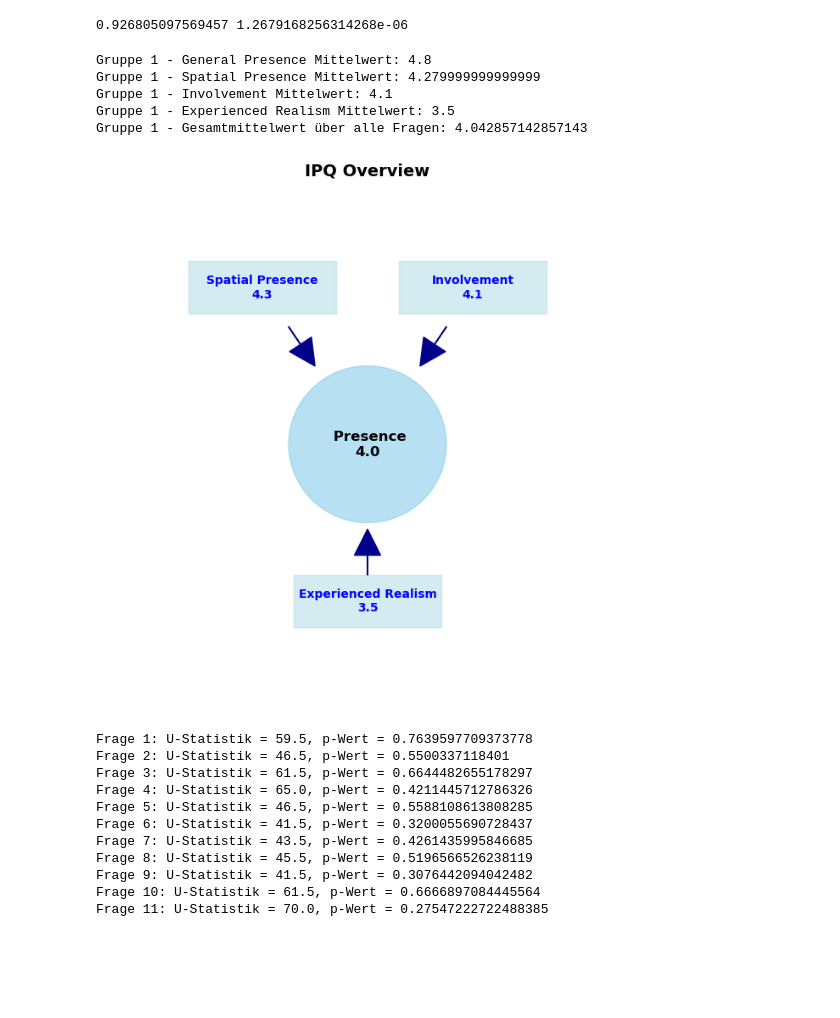
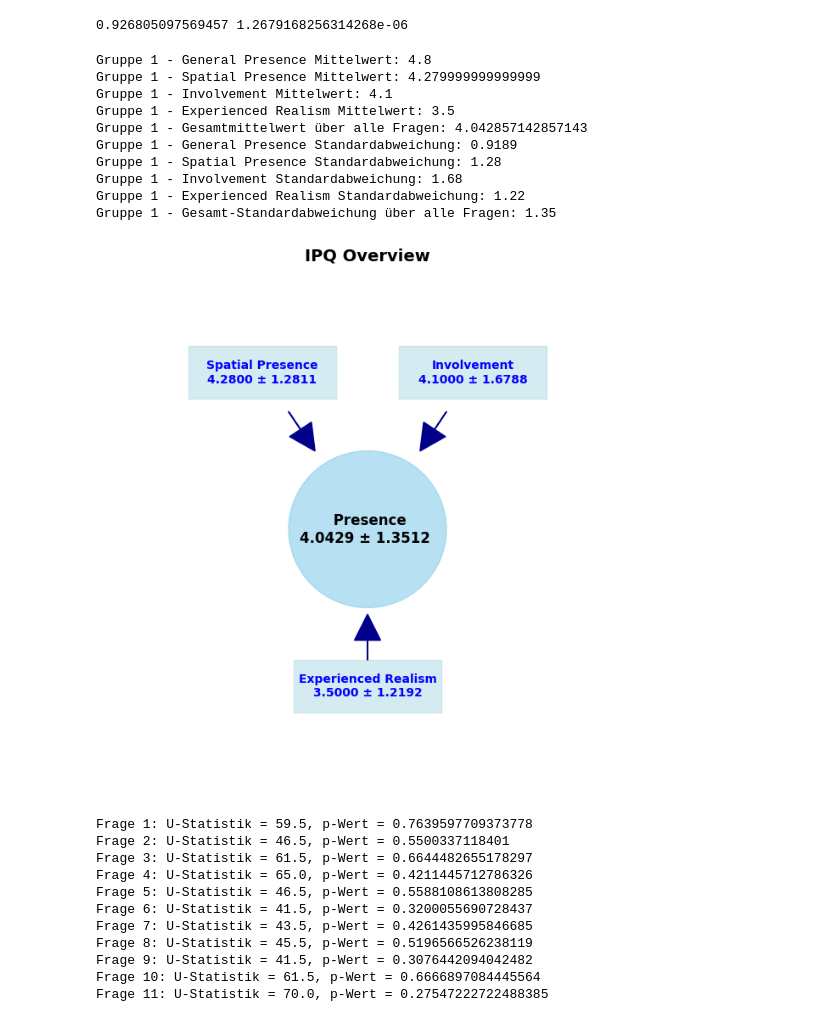
Before and after one commit to Gregor1597/Master_Thesis, a Jupyter notebook: Analysis/MainQuestionaire.ipynb, the cells around one changed output. Drawn from its saved outputs; the diff is of its cells as text; code cells hidden in the pictures; blank space fills up the shorter version.

```diff
--- a/Analysis/MainQuestionaire.ipynb
+++ b/Analysis/MainQuestionaire.ipynb
@@ -49,8 +49,8 @@ def invert(d):
 ## Read data of all presence and embodiment questionaires
 # %%
 embodi_data = {}
-#computer = "C:/Users/grego/OneDrive/Dokumente/Uni/MasterThesis/Master_Thesis"
-computer = "C:/Users/LauflaborVR2/GS-MT_Test"
+computer = "C:/Users/grego/OneDrive/Dokumente/Uni/MasterThesis/Master_Thesis"
+#computer = "C:/Users/LauflaborVR2/GS-MT_Test"
 for c in conditions:
     temp = []
     for p in participants:
@@ -340,47 +340,67 @@ print(f"Gruppe 1 - Spatial Presence Mittelwert: {mean_spatial_presence_group1}")
 print(f"Gruppe 1 - Involvement Mittelwert: {mean_involvement_group1}")
 print(f"Gruppe 1 - Experienced Realism Mittelwert: {mean_experienced_realism_group1}")
 print(f"Gruppe 1 - Gesamtmittelwert über alle Fragen: {overall_mean_group1}")
+std_general_presence_group1 = ipq11.iloc[:, general_presence_questions].std().mean()
+std_spatial_presence_group1 = ipq11.iloc[:, spatial_presence_questions].std().mean()
+std_involvement_group1 = ipq11.iloc[:, involvement_questions].std().mean()
+std_experienced_realism_group1 = ipq11.iloc[:, experienced_realism_questions].std().mean()
+
+# Standardabweichung für den Gesamtmittelwert
+overall_std_group1 = ipq11.std().mean()
+
+# Ausgabe der Standardabweichungen
+print(f"Gruppe 1 - General Presence Standardabweichung: {std_general_presence_group1:.4f}")
+print(f"Gruppe 1 - Spatial Presence Standardabweichung: {std_spatial_presence_group1:.2f}")
+print(f"Gruppe 1 - Involvement Standardabweichung: {std_involvement_group1:.2f}")
+print(f"Gruppe 1 - Experienced Realism Standardabweichung: {std_experienced_realism_group1:.2f}")
+print(f"Gruppe 1 - Gesamt-Standardabweichung über alle Fragen: {overall_std_group1:.2f}")
 # %% [output]
 Gruppe 1 - General Presence Mittelwert: 4.8
 Gruppe 1 - Spatial Presence Mittelwert: 4.279999999999999
 Gruppe 1 - Involvement Mittelwert: 4.1
 Gruppe 1 - Experienced Realism Mittelwert: 3.5
 Gruppe 1 - Gesamtmittelwert über alle Fragen: 4.042857142857143
+Gruppe 1 - General Presence Standardabweichung: 0.9189
+Gruppe 1 - Spatial Presence Standardabweichung: 1.28
+Gruppe 1 - Involvement Standardabweichung: 1.68
+Gruppe 1 - Experienced Realism Standardabweichung: 1.22
+Gruppe 1 - Gesamt-Standardabweichung über alle Fragen: 1.35
 # %%
 
 fig, ax = plt.subplots(figsize=(8, 8))
 
 # Zentrale Komponente
 
 circle = plt.Circle((0.5, 0.5), 0.15, color='skyblue', alpha=0.6)
 ax.add_artist(circle)
-ax.text(0.5, 0.5, f" Presence\n{overall_mean_group1:.1f}", color='black', ha='center', va='center', fontsize=12, fontweight='bold')
+ax.text(0.5, 0.5, f" Presence\n{overall_mean_group1:.4f} ± {overall_std_group1:.4f} ", color='black', ha='center', va='center', fontsize=12, fontweight='bold')
 
 # Dimensionen und Werte
 dimensions = ['Spatial Presence', 'Involvement', 'Experienced Realism']
 values = [mean_spatial_presence_group1, mean_involvement_group1, mean_experienced_realism_group1]
+values2 = [std_spatial_presence_group1, std_involvement_group1, std_experienced_realism_group1]
 positions = [(0.3, 0.8), (0.7, 0.8), (0.5, 0.2)]
 arrow_positions = [(0.35, 0.725), (0.65, 0.725), (0.5, 0.25)]
 
 # Dimensionen zeichnen
-for dim, val, pos, arrow_pos in zip(dimensions, values, positions, arrow_positions):
-    ax.text(pos[0], pos[1], f"{dim}\n{val:.1f}", color='blue',
+for dim, mean, std, pos, arrow_pos in zip(dimensions, values, values2, positions, arrow_positions):
+    ax.text(pos[0], pos[1], f"{dim}\n{mean:.4f} ± {std:.4f}", color='blue',
             ha='center', va='center', fontsize=10, fontweight='bold')
     rect = plt.Rectangle((pos[0]-0.14, pos[1]-0.05), 0.28, 0.1, color='lightblue', alpha=0.5)
     ax.add_artist(rect)
     ax.arrow(arrow_pos[0], arrow_pos[1], 0.15 * (0.5 - arrow_pos[0]), 0.15 * (0.5 - arrow_pos[1]),
              head_width=0.05, head_length=0.05, fc='darkblue', ec='darkblue')
 
 
 # Achsen ausschalten
 ax.set_xlim(0, 1)
 ax.set_ylim(0, 1)
 ax.axis('off')
 # Diagramm anzeigen
 plt.title("IPQ Overview", fontsize=14, fontweight='bold')
 plt.show()
 # %% [output]
-[figure, old version]
+[figure, new version]
 # %%
 #Vergelich mit pilot
 ipq_data_pilot = ipq_data_pilot.drop("VPID", axis = 1)
```
Also changed, not shown: parts of 11 cells of this notebook, 1 other file.
